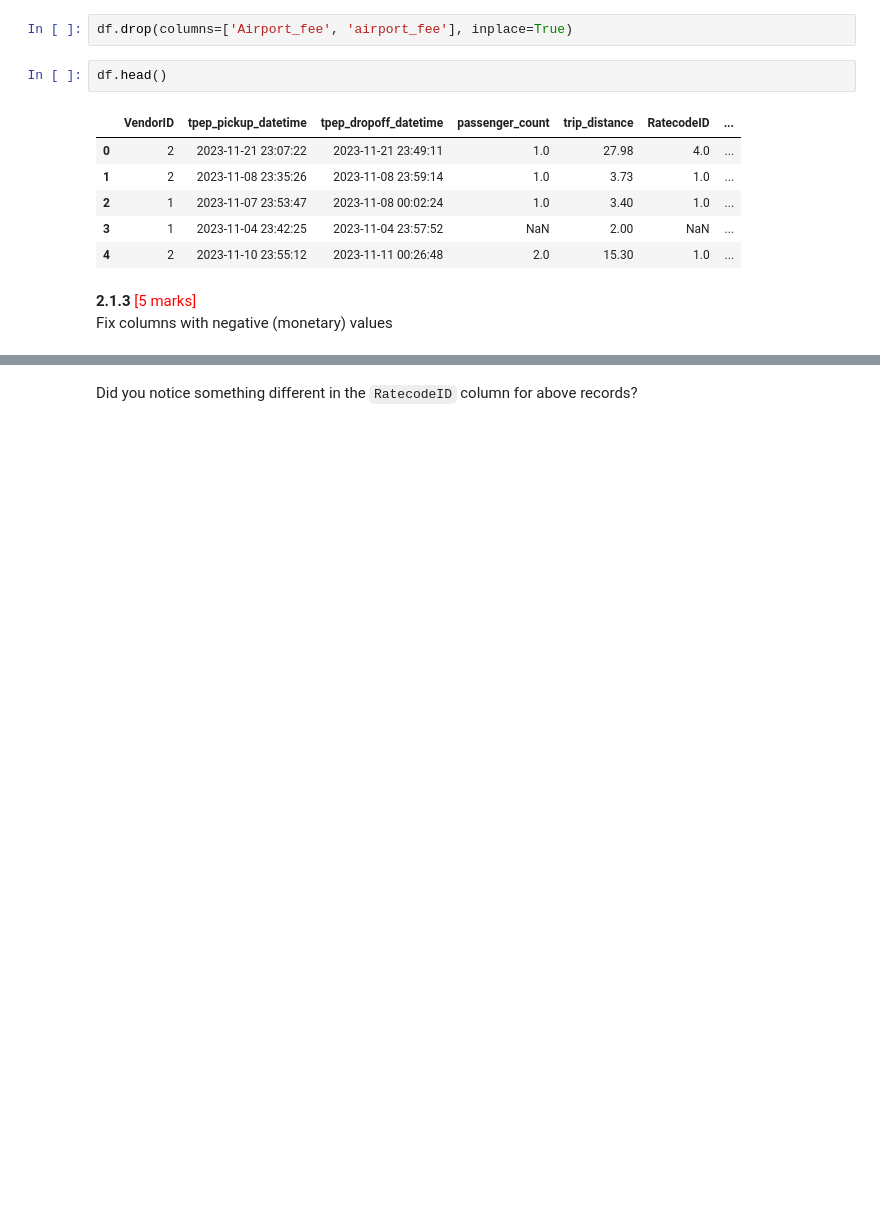
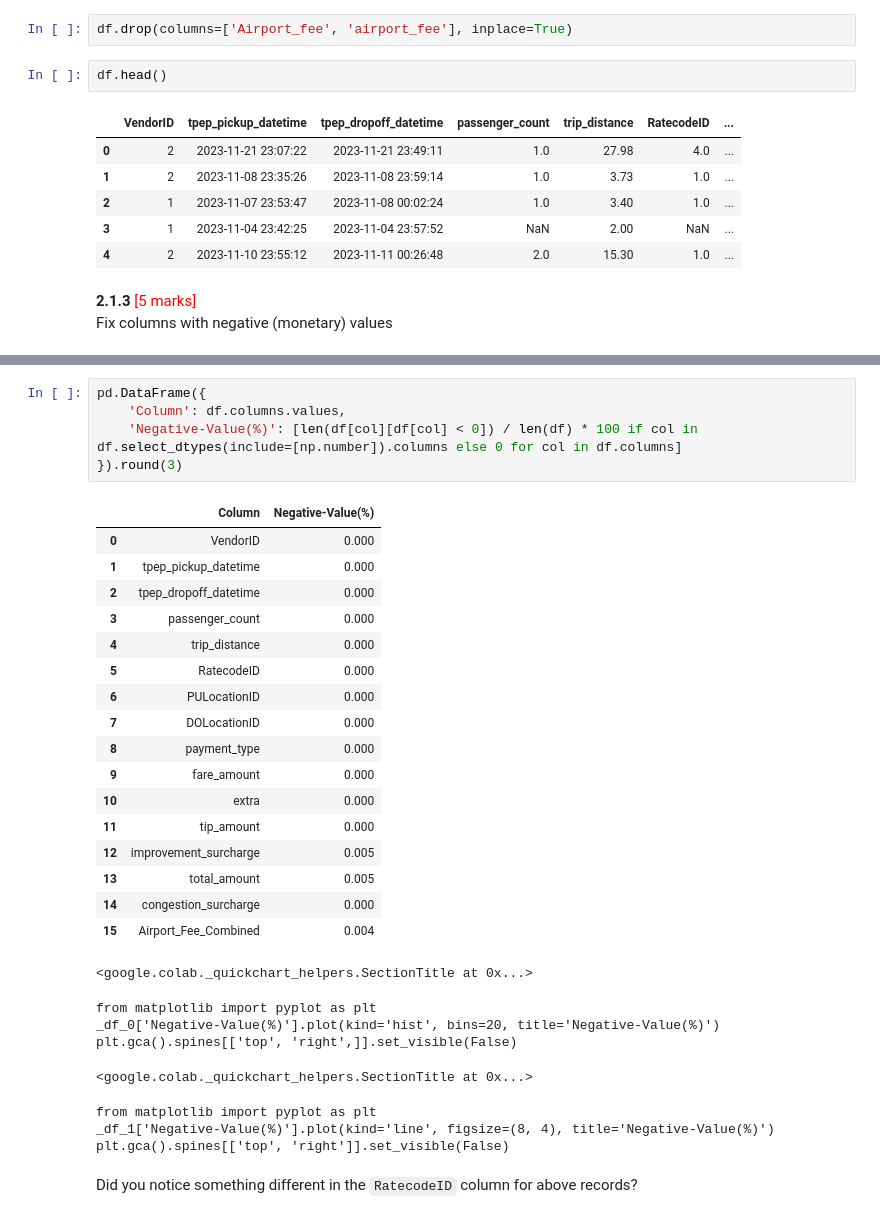
Before and after one commit to msaipraveenkumar/EDA_Assg_NYC_Taxi_Starter, a Jupyter notebook: EDA_Assg_NYC_Taxi_Starter.ipynb, the cells around one changed output, grey strips where cells are left out. Cells and saved outputs as stored; diff of their text form; blank space fills up the shorter version.

```diff
--- a/EDA_Assg_NYC_Taxi_Starter.ipynb
+++ b/EDA_Assg_NYC_Taxi_Starter.ipynb
@@ -414,3 +427,34 @@ Fix columns with negative (monetary) values
+# %%
+pd.DataFrame({
+    'Column': df.columns.values,
+    'Negative-Value(%)': [len(df[col][df[col] < 0]) / len(df) * 100 if col in df.select_dtypes(include=[np.number]).columns else 0 for col in df.columns]
+}).round(3)
+# %% [output]
+|  | Column | Negative-Value(%) |
+| 0 | VendorID | 0.000 |
+| 1 | tpep_pickup_datetime | 0.000 |
+| 2 | tpep_dropoff_datetime | 0.000 |
+| 3 | passenger_count | 0.000 |
+| 4 | trip_distance | 0.000 |
+| 5 | RatecodeID | 0.000 |
+| 6 | PULocationID | 0.000 |
+| 7 | DOLocationID | 0.000 |
+| 8 | payment_type | 0.000 |
+| 9 | fare_amount | 0.000 |
+| 10 | extra | 0.000 |
+| 11 | tip_amount | 0.000 |
+| 12 | improvement_surcharge | 0.005 |
+| 13 | total_amount | 0.005 |
+| 14 | congestion_surcharge | 0.000 |
+| 15 | Airport_Fee_Combined | 0.004 |
+<google.colab._quickchart_helpers.SectionTitle at 0x...>
+from matplotlib import pyplot as plt
+_df_0['Negative-Value(%)'].plot(kind='hist', bins=20, title='Negative-Value(%)')
+plt.gca().spines[['top', 'right',]].set_visible(False)
+<google.colab._quickchart_helpers.SectionTitle at 0x...>
+from matplotlib import pyplot as plt
+_df_1['Negative-Value(%)'].plot(kind='line', figsize=(8, 4), title='Negative-Value(%)')
+plt.gca().spines[['top', 'right']].set_visible(False)
 # %% [markdown]
 Did you notice something different in the `RatecodeID` column for above records?
 # %%
```
Also changed, not shown: parts of 5 cells of this notebook.
